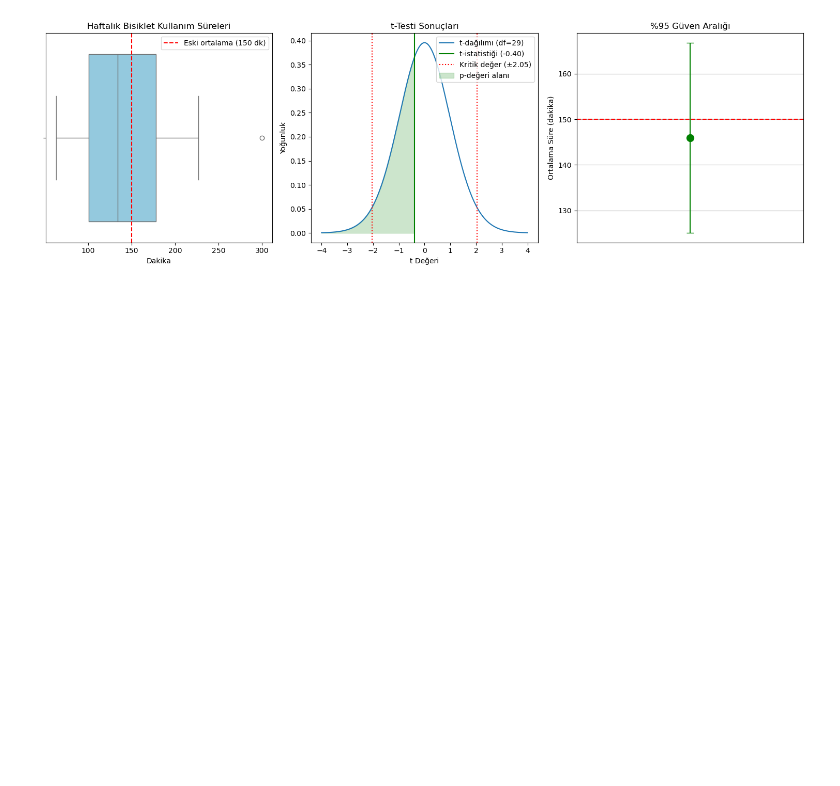
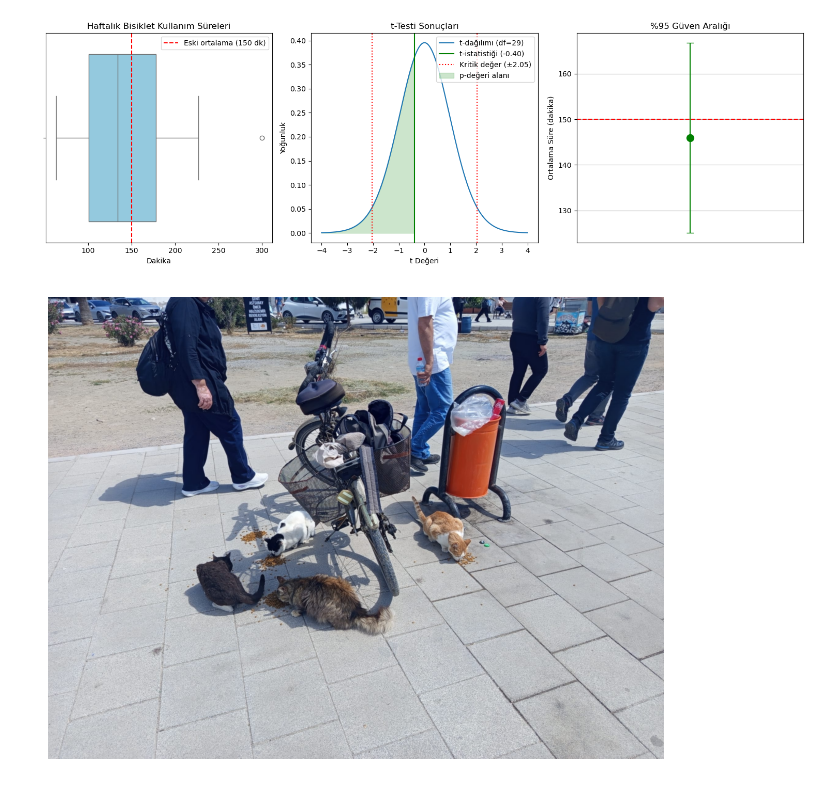
Before and after one commit to toygarpar/VeriBilimiTemelIstatistik, a Jupyter notebook: 21-tek-orneklem-t-testi.ipynb, the cells around one changed output. Cells and saved outputs as stored; diff of their text form; code cells hidden in the pictures; blank space fills up the shorter version.

Commit message:
ch21 mod, ch22,catcycle,markdown added

```diff
--- a/21-tek-orneklem-t-testi.ipynb
+++ b/21-tek-orneklem-t-testi.ipynb
@@ -278,3 +562,24 @@ Eğer H0'ı reddedemeseydik bu durumda kullanıcılarımız web sitemizde 4.adı
 Kullanıcı deneyimini hipotez testleri üzerine oturtturursak buradan elde edilecek kararlar tamamen bilimsel olur. Yani insan faktörü, yanlılıklar ortadan kaldırılmış olacaktır.
 
 Normallik varsayımını bu örnekte incelemedik. Elimizde örneğin normallik varsayımını sağlayığ sağlamadığı test edilmelidir. Bu sağlanmıyorsa non parametric t testi yapılmalıdır.
+# %%
+import numpy as np
+from scipy import stats
+import matplotlib.pyplot as plt
+import seaborn as sns
+
+# Stil ayarları
+plt.style.use('seaborn-v0_8-whitegrid')
+sns.set_palette("husl")
+plt.rcParams['figure.figsize'] = (12, 6)
+
+# Veri parametreleri
+n = 100               # Örneklem büyüklüğü
+sample_mean = 19      # Örneklem ortalaması (saniye)
+sample_std = 5        # Örneklem standart sapması
+pop_mean = 20         # H0 hipotezindeki popülasyon ortalaması
+alpha = 0.05          # Anlamlılık düzeyi
+
+# Simüle edilmiş veri oluşturma (normal dağılım varsayımıyla)
+np.random.seed(42)
+data = np.random.normal(loc=sample_mean, scale=sample_std, size=n)
@@ -623,3 +1033,14 @@ plt.tight_layout()
 plt.show()
 # %% [output]
 [figure]
+# %%
+import matplotlib.pyplot as plt
+import matplotlib.image as mpimg
+
+img = mpimg.imread('data/catcycle.jpeg')
+plt.figure(figsize=(10, 6))  # Adjust figure size as needed
+plt.imshow(img)
+plt.axis('off')  # Hide axes
+plt.show()
+# %% [output]
+[figure, added]
```
Also changed, not shown: parts of 10 cells of this notebook, 2 other files.
